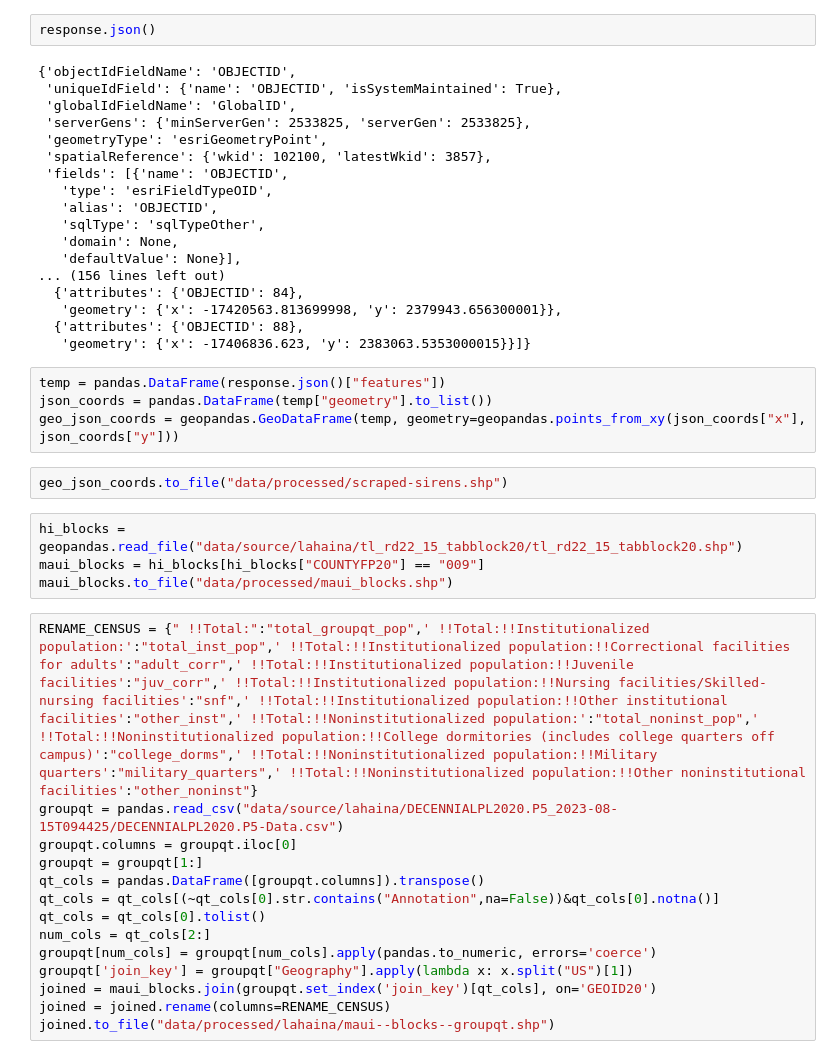
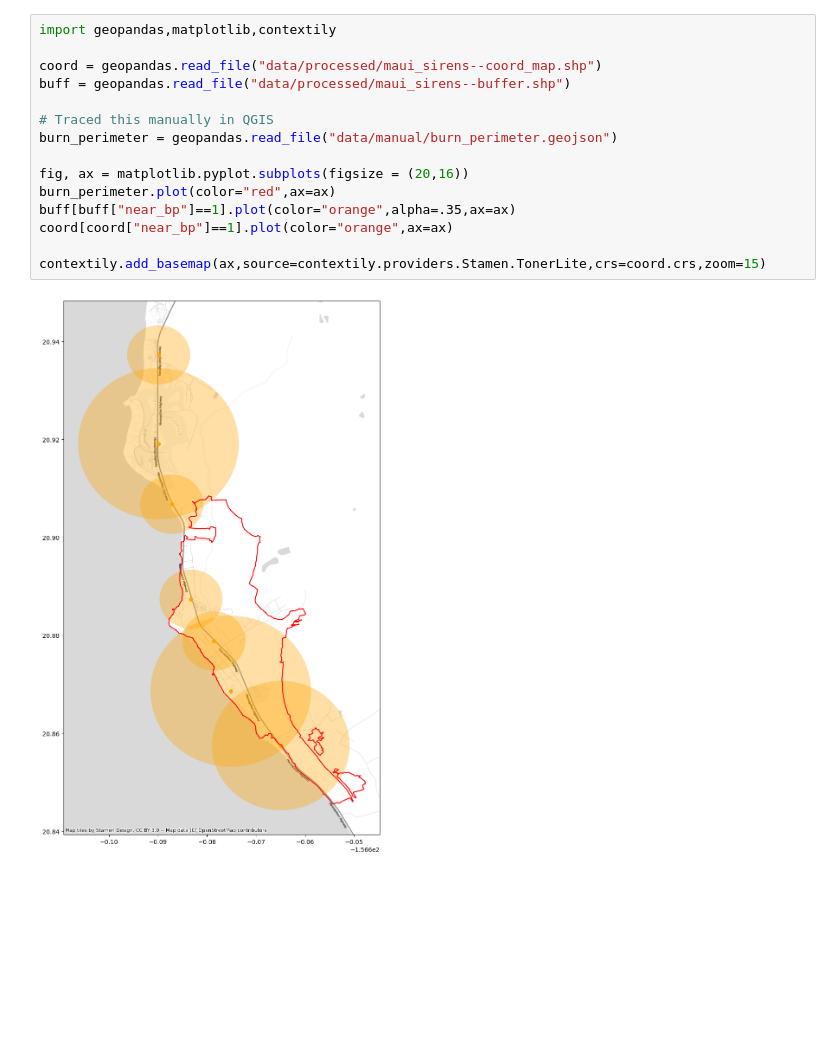
Before and after one commit to ScrippsDC/lahainaSirens, a Jupyter notebook: analysis.ipynb, the cells around one changed output. Cells and saved outputs as stored; diff of their text form; blank space fills up the shorter version.

```diff
--- a/analysis.ipynb
+++ b/analysis.ipynb
@@ -308,44 +1,17 @@ compare[compare['COUNTY'].isnull()]
-# %%
-response.json()
-# %% [output]
-{'objectIdFieldName': 'OBJECTID',
- 'uniqueIdField': {'name': 'OBJECTID', 'isSystemMaintained': True},
- 'globalIdFieldName': 'GlobalID',
- 'serverGens': {'minServerGen': 2533825, 'serverGen': 2533825},
- 'geometryType': 'esriGeometryPoint',
- 'spatialReference': {'wkid': 102100, 'latestWkid': 3857},
- 'fields': [{'name': 'OBJECTID',
-   'type': 'esriFieldTypeOID',
-   'alias': 'OBJECTID',
-   'sqlType': 'sqlTypeOther',
-   'domain': None,
-   'defaultValue': None}],
-... (156 lines left out)
-  {'attributes': {'OBJECTID': 84},
-   'geometry': {'x': -17420563.813699998, 'y': 2379943.656300001}},
-  {'attributes': {'OBJECTID': 88},
-   'geometry': {'x': -17406836.623, 'y': 2383063.5353000015}}]}
-# %%
-temp = pandas.DataFrame(response.json()["features"])
-json_coords = pandas.DataFrame(temp["geometry"].to_list())
-geo_json_coords = geopandas.GeoDataFrame(temp, geometry=geopandas.points_from_xy(json_coords["x"], json_coords["y"]))
-# %%
-geo_json_coords.to_file("data/processed/scraped-sirens.shp")
-# %%
-hi_blocks = geopandas.read_file("data/source/lahaina/tl_rd22_15_tabblock20/tl_rd22_15_tabblock20.shp")
-maui_blocks = hi_blocks[hi_blocks["COUNTYFP20"] == "009"]
-maui_blocks.to_file("data/processed/maui_blocks.shp")
-# %%
-RENAME_CENSUS = {" !!Total:":"total_groupqt_pop",' !!Total:!!Institutionalized population:':"total_inst_pop",' !!Total:!!Institutionalized population:!!Correctional facilities for adults':"adult_corr",' !!Total:!!Institutionalized population:!!Juvenile facilities':"juv_corr",' !!Total:!!Institutionalized population:!!Nursing facilities/Skilled-nursing facilities':"snf",' !!Total:!!Institutionalized population:!!Other institutional facilities':"other_inst",' !!Total:!!Noninstitutionalized population:':"total_noninst_pop",' !!Total:!!Noninstitutionalized population:!!College dormitories (includes college quarters off campus)':"college_dorms",' !!Total:!!Noninstitutionalized population:!!Military quarters':"military_quarters",' !!Total:!!Noninstitutionalized population:!!Other noninstitutional facilities':"other_noninst"}
-groupqt = pandas.read_csv("data/source/lahaina/DECENNIALPL2020.P5_2023-08-15T094425/DECENNIALPL2020.P5-Data.csv")
-groupqt.columns = groupqt.iloc[0]
-groupqt = groupqt[1:]
-qt_cols = pandas.DataFrame([groupqt.columns]).transpose()
-qt_cols = qt_cols[(~qt_cols[0].str.contains("Annotation",na=False))&qt_cols[0].notna()]
-qt_cols = qt_cols[0].tolist()
-num_cols = qt_cols[2:]
-groupqt[num_cols] = groupqt[num_cols].apply(pandas.to_numeric, errors='coerce')
-groupqt['join_key'] = groupqt["Geography"].apply(lambda x: x.split("US")[1])
-joined = maui_blocks.join(groupqt.set_index('join_key')[qt_cols], on='GEOID20')
-joined = joined.rename(columns=RENAME_CENSUS)
-joined.to_file("data/processed/lahaina/maui--blocks--groupqt.shp")
+# %%
+import geopandas,matplotlib,contextily
+
+coord = geopandas.read_file("data/processed/maui_sirens--coord_map.shp")
+buff = geopandas.read_file("data/processed/maui_sirens--buffer.shp")
+
+# Traced this manually in QGIS
+burn_perimeter = geopandas.read_file("data/manual/burn_perimeter.geojson")
+
+fig, ax = matplotlib.pyplot.subplots(figsize = (20,16))
+burn_perimeter.plot(color="red",ax=ax)
+buff[buff["near_bp"]==1].plot(color="orange",alpha=.35,ax=ax)
+coord[coord["near_bp"]==1].plot(color="orange",ax=ax)
+
+contextily.add_basemap(ax,source=contextily.providers.Stamen.TonerLite,crs=coord.crs,zoom=15)
+# %% [output]
+[figure, added]
```
Also changed, not shown: parts of 17 cells of this notebook.
